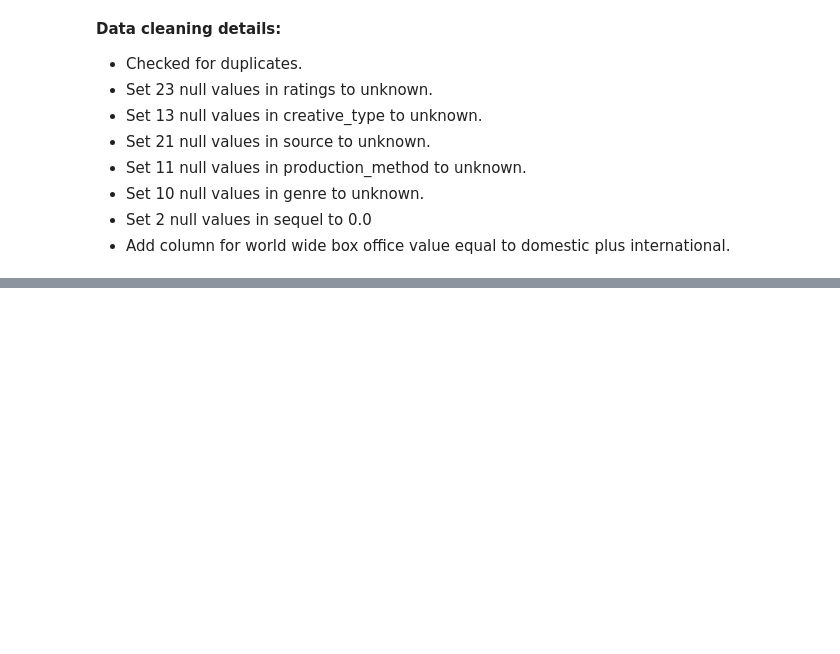
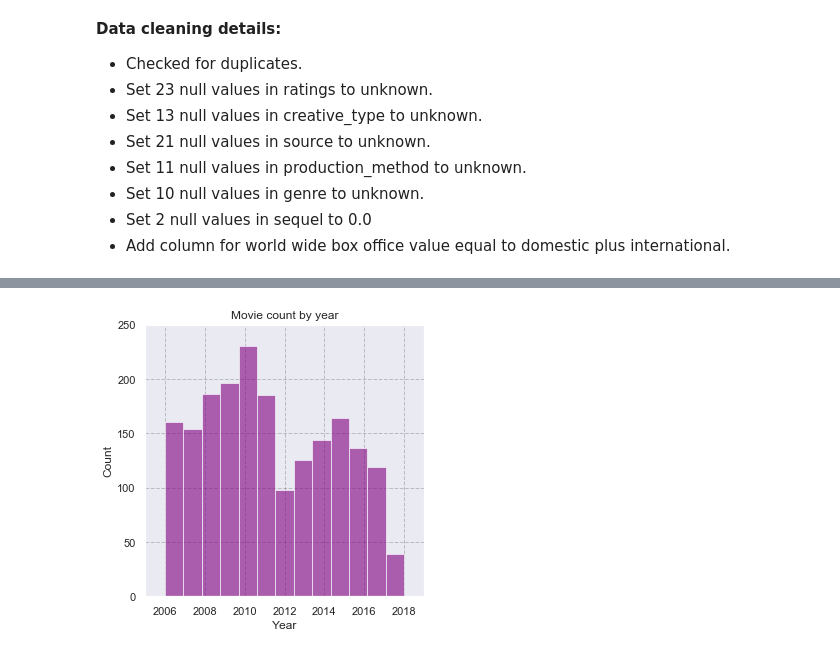
Before and after one commit to melodygr/microsoft_movie_analysis, a Jupyter notebook: Notebooks/Box_Office_Trends.ipynb, the cells around one changed output, grey strips where cells are left out. Cells and saved outputs as stored; diff of their text form; code cells hidden in the pictures; blank space fills up the shorter version.

```diff
--- a/Notebooks/Box_Office_Trends.ipynb
+++ b/Notebooks/Box_Office_Trends.ipynb
@@ -198,9 +210,9 @@ opus_movie_data_df.head()
 # %%
 # I think the data is clean now and ready for some analysis.  Let's save it to a .csv file and then read it back in.
 
-opus_movie_data_df.to_csv('cleanedData/clean_opus_movie_data_df.csv')
+opus_movie_data_df.to_csv('../cleanedData/clean_opus_movie_data_df.csv')
 
-clean_opus_movie_data_df = pd.read_csv('cleanedData/clean_opus_movie_data_df.csv',index_col=[0])
+clean_opus_movie_data_df = pd.read_csv('../cleanedData/clean_opus_movie_data_df.csv',index_col=[0])
 print(len(clean_opus_movie_data_df))
 clean_opus_movie_data_df.head()
 # %% [output]
@@ -216,4 +234,6 @@ clean_opus_movie_data_df.head()
 # %%
 import matplotlib.pyplot as plt
 import seaborn as sns
+import numpy as np
+sns.set_theme(style="darkgrid")
 %matplotlib inline
@@ -219,0 +267,12 @@ import seaborn as sns
+# %%
+fig = plt.figure(figsize = (5, 5))
+plt.hist(clean_opus_movie_data_df['production_year'], color = 'purple', bins=13, alpha=0.6)
+plt.grid(color = 'black', alpha = 0.2, linestyle = '--', linewidth = 1)
+plt.title('Movie count by year')
+plt.xlabel('Year')
+plt.ylabel('Count')
+plt.xlim(2005, 2019)
+plt.ylim(0, 250)
+plt.show();
+# %% [output]
+[figure, added]
```
Also changed, not shown: parts of 14 cells of this notebook, 3 other files.
